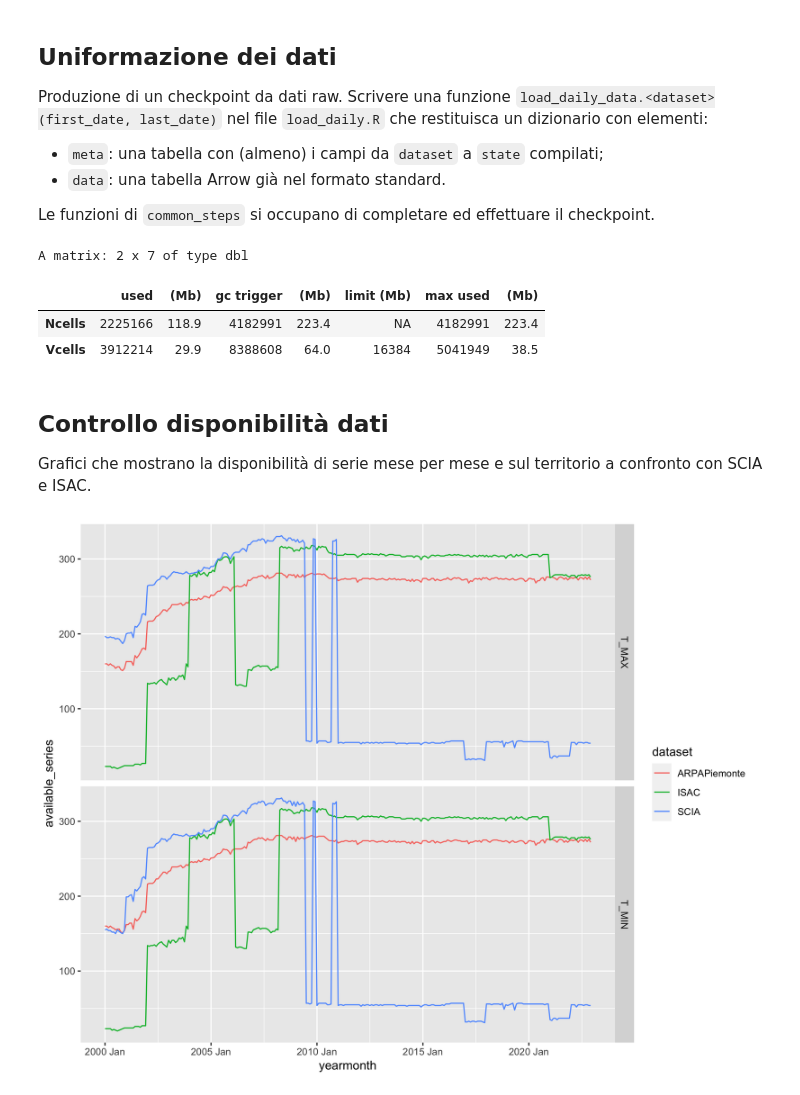
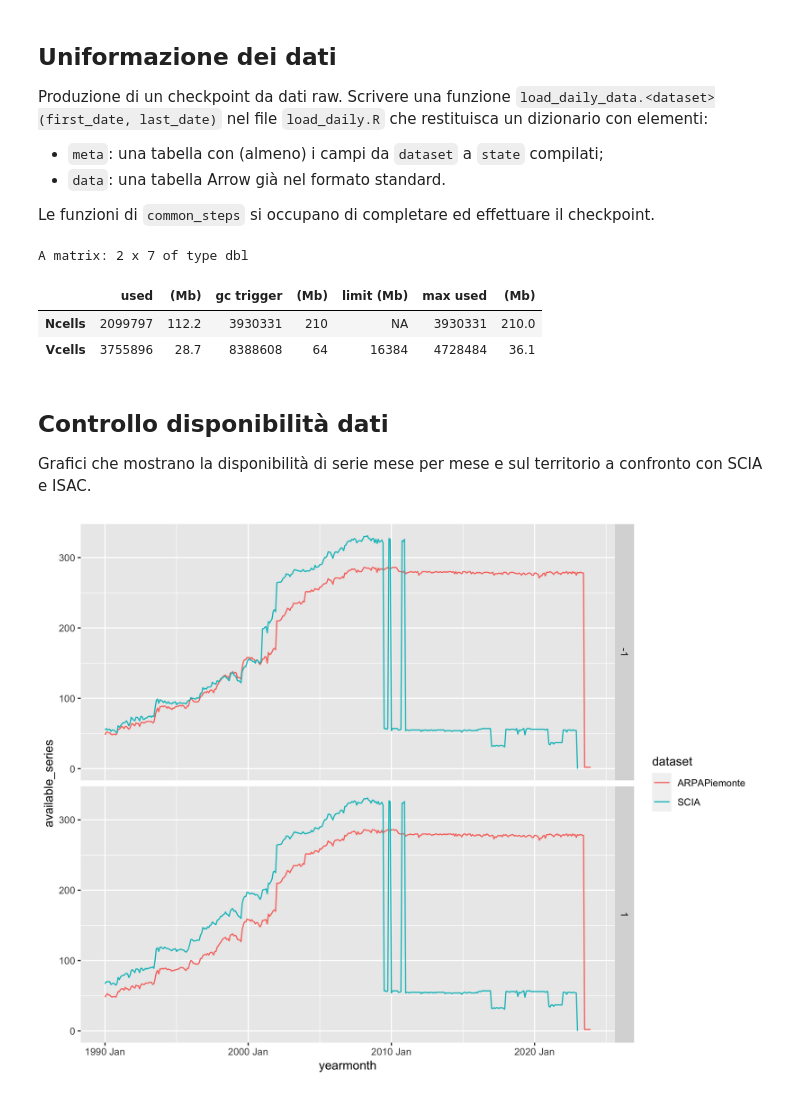
Before and after one commit to dnstudent/TesiMag, a Jupyter notebook: notebooks/integrazioni_regionali/piemonte/data_load.ipynb, the cells around one changed output. Cells and saved outputs as stored; diff of their text form; code cells hidden in the pictures.

Commit message:
Updated ARPAPiemonte

```diff
--- a/notebooks/integrazioni_regionali/piemonte/data_load.ipynb
+++ b/notebooks/integrazioni_regionali/piemonte/data_load.ipynb
@@ -78,29 +74,29 @@ Produzione di un checkpoint da dati raw. Scrivere una funzione `load_daily_data.
 
 Le funzioni di `common_steps` si occupano di completare ed effettuare il checkpoint.
 # %%
-daily_dataset <- load_daily_data.arpapiemonte(first_date, last_date) |> prepare_daily_data(dataset)
-checkpoint_database(daily_dataset$database, dataset, "raw")
+daily_dataset <- load_daily_data.arpapiemonte() |> prepare_daily_data()
+save_checkpoint(daily_dataset$checkpoint, dataset, "raw")
 write_extra_metadata(daily_dataset$extra_meta |> collect(), dataset, conns$stations)
 rm(daily_dataset)
 gc()
 # %% [output]
 A matrix: 2 x 7 of type dbl
 |  | used | (Mb) | gc trigger | (Mb) | limit (Mb) | max used | (Mb) |
-| Ncells | 2225166 | 118.9 | 4182991 | 223.4 | NA | 4182991 | 223.4 |
-| Vcells | 3912214 | 29.9 | 8388608 | 64.0 | 16384 | 5041949 | 38.5 |
+| Ncells | 2099797 | 112.2 | 3930331 | 210 | NA | 3930331 | 210.0 |
+| Vcells | 3755896 | 28.7 | 8388608 | 64 | 16384 | 4728484 | 36.1 |
 # %% [markdown]
 ## Controllo disponibilità dati
 Grafici che mostrano la disponibilità di serie mese per mese e sul territorio a confronto con SCIA e ISAC.
 # %%
-comp_datasets <- c(dataset, "SCIA", "ISAC")
-stations <- open_metadata(comp_datasets, "raw", provisional = TRUE) |> filter_inside(state_boundaries)
-state_data <- query_from_checkpoint(comp_datasets, "raw") |>
-    semi_join.ddb(stations, join_by(dataset, station_id == id))
-
+conn <- dbConnect(duckdb())
+stations <- query_checkpoint(c(dataset, "SCIA"), "metadata", "raw", conn) |> filter(state == "Piemonte")
+state_data <- query_checkpoint(c(dataset, "SCIA"), "data", "raw", conn) |>
+    filter(date >= as.Date("1990-01-01")) |>
+    semi_join(stations, join_by(dataset == original_dataset, station_id == original_id))
 c(p, ymonthly_avail) %<-% ymonthly_availabilities(state_data)
 p
 # %% [output]
-[figure, old version]
+[figure, new version]
 # %%
 c(p, climats) %<-% spatial_availabilities(ymonthly_avail, stations, state_boundaries)
 p
```
Also changed, not shown: parts of 5 cells of this notebook, 2 other files.
